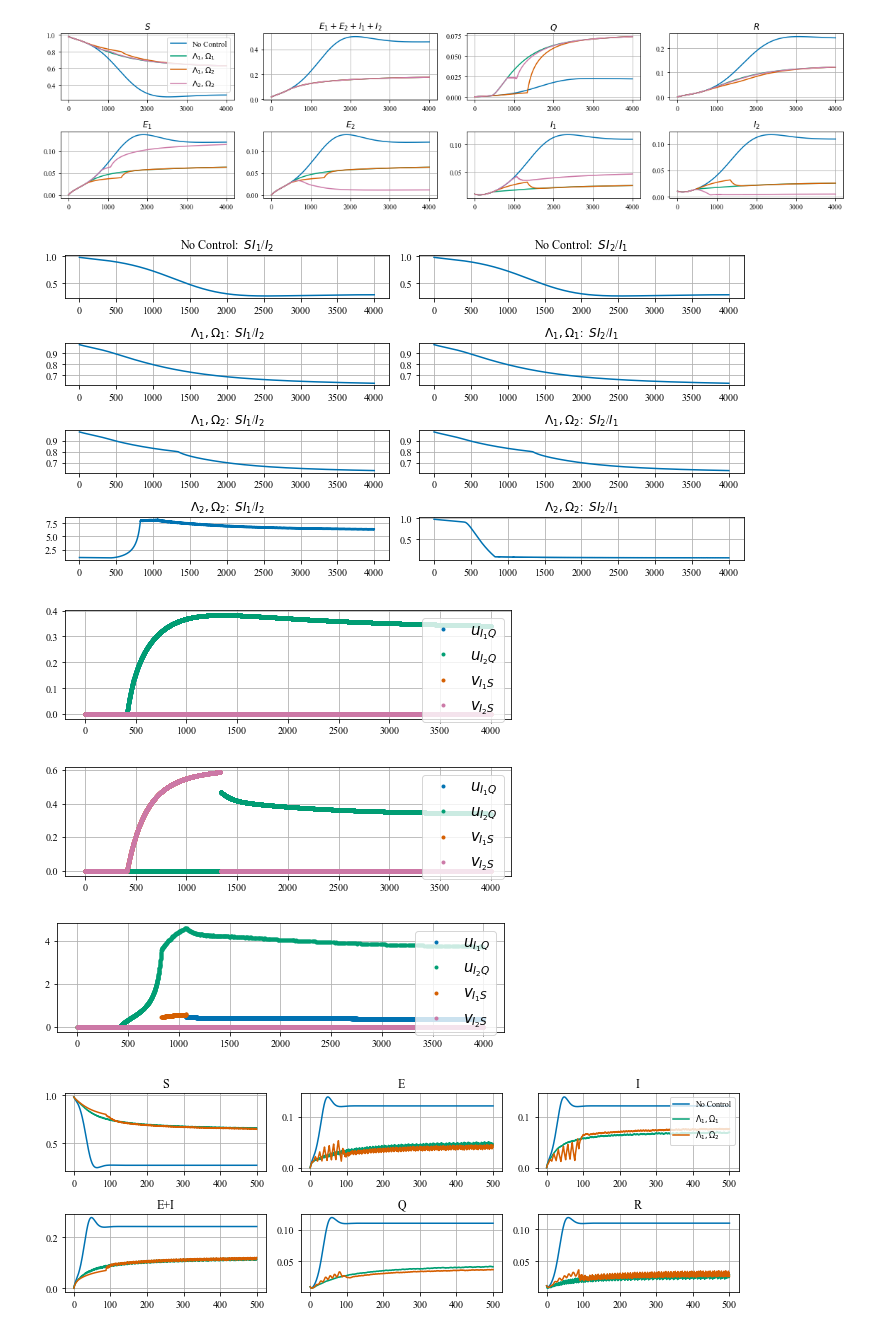
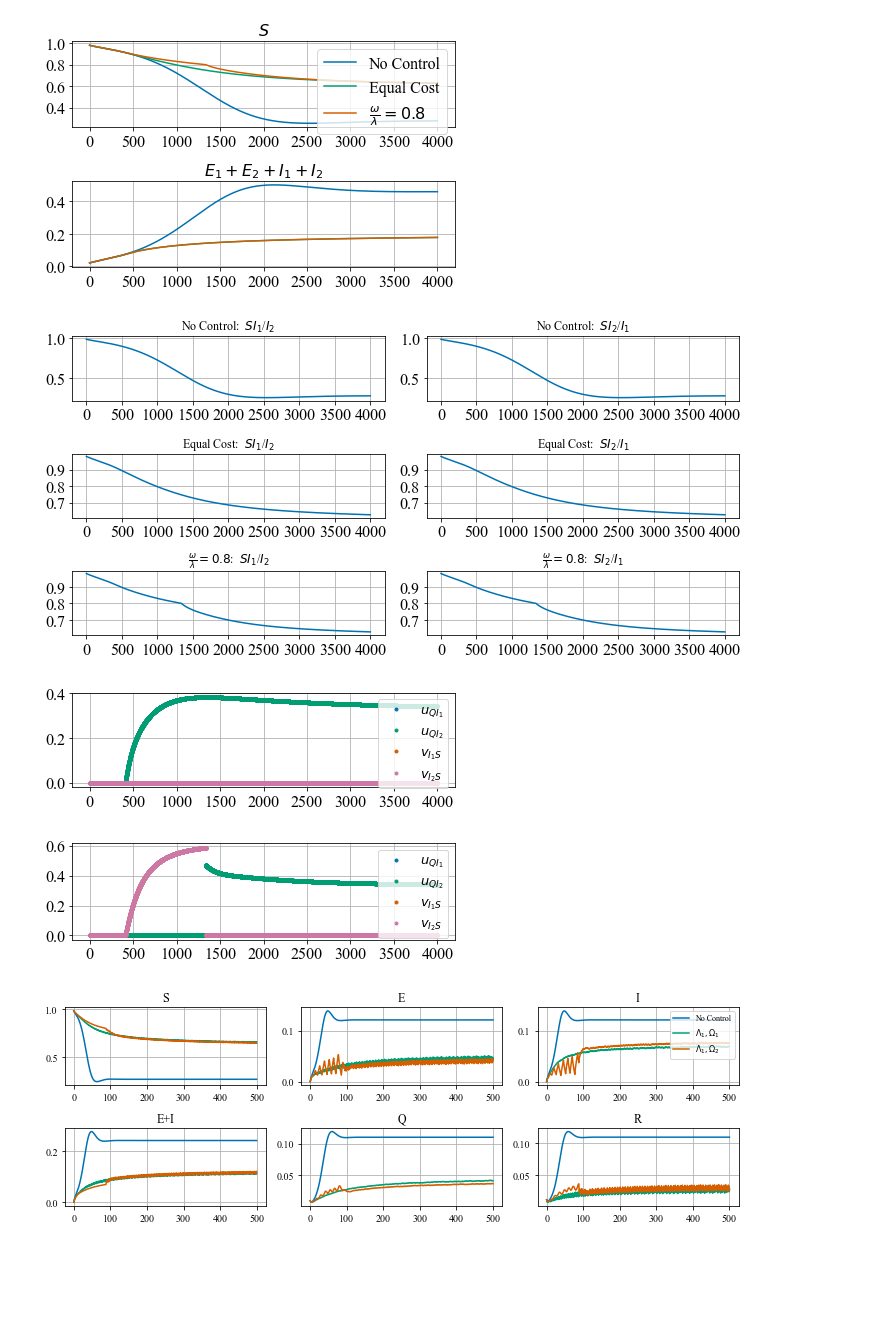
Before and after one commit to brooksbutler/epi_models_cbf, a Jupyter notebook: workspace.ipynb, the cells around one changed output. Cells and saved outputs as stored; diff of their text form; code cells hidden in the pictures; blank space fills up the shorter version.

```diff
--- a/workspace.ipynb
+++ b/workspace.ipynb
@@ -218,8 +218,10 @@ lambdas2[5,3], lambdas2[5,4] = 1,.1
 
 omegas = (B_A > 0).astype(float)
 
-params = [[lambdas1, omegas, False], [lambdas1, omegas, True], [lambdas1, .8*omegas, True], [lambdas2, .8*omegas, True]]
-group_label = ['No Control', r'$\Lambda_1, \Omega_1$', r'$\Lambda_1, \Omega_2$', r'$\Lambda_2, \Omega_2$']
+# params = [[lambdas1, omegas, False], [lambdas1, omegas, True], [lambdas1, .8*omegas, True], [lambdas2, .8*omegas, True]]
+# group_label = ['No Control', r'$\Lambda_1, \Omega_1$', r'$\Lambda_1, \Omega_2$', r'$\Lambda_2, \Omega_2$']
+params = [[lambdas1, omegas, False], [lambdas1, omegas, True], [lambdas1, .8*omegas, True]]
+group_label = ['No Control', r'$\Lambda_1, \Omega_1$', r'$\Lambda_1, \Omega_2$']
 xs_list, uv_list = [], []
 for p in params:
     ls, os, con = p
@@ -235,15 +237,23 @@ for p in params:
 import matplotlib.style as style
 
 plt.rcParams["font.family"] = "Times New Roman"
+font_size = 16
 style.use('seaborn-colorblind')
 
+group_label = ['No Control', 'Equal Cost', r'$\frac{\omega}{\lambda} = 0.8$']
+
 labels = ['$S$','$E_1+E_2+I_1+I_2$','$Q$','$R$', '$E_1$', '$E_2$', '$I_1$', '$I_2$']
-sum_inds = [(0), (1,2,3,4), (5), (6), (1), (2), (3), (4)]
+# sum_inds = [(0), (1,2,3,4), (5), (6), (1), (2), (3), (4)]
+sum_inds = [(0), (1,2,3,4)]
 
 # plt.figure(figsize=(10,3.5))
-plt.figure(figsize=(16,4))
+# plt.figure(figsize=(16,4))
+# plt.figure(figsize=(8,8))
+plt.figure(figsize=(6,4))
 for i, ind in enumerate(sum_inds):
-    plt.subplot(2,4,i+1)
+    # plt.subplot(2,4,i+1)
+    # plt.subplot(4,2,i+1)
+    plt.subplot(2,1,i+1)
     for j, xs_a in enumerate(xs_list):
         xs_arr = np.array(xs_a)
         if i == 1:
@@ -253,51 +263,60 @@ for i, ind in enumerate(sum_inds):
     # plt.xlabel('k')
     plt.grid()
     if i == 0:
-        plt.legend(loc='upper right',prop={'size':11})
-    plt.title(labels[i])
+        plt.legend(loc='upper right',prop={'size':16})
+    plt.title(labels[i], fontsize=font_size)
+    plt.xticks(fontsize=font_size)
+    plt.yticks(fontsize=font_size)
+    if labels[i] == '$I_1$':
+        plt.ylim(0,)
 plt.tight_layout()
-plt.savefig('figures/SEEIIQRS_combineEI_cbf.png', dpi=300, facecolor='white', transparent=False)
+# plt.savefig('figures/SEEIIQRS_combineEI_cbf_poster_no3.png', dpi=300, facecolor='white', transparent=False)
+plt.savefig('figures/SEEIIQRS_combineEI_justS_sum.png', dpi=300, facecolor='white', transparent=False)
 
 ijp = [(3,0,4), (4,0,3)]
 plt.figure(figsize=(10,5))
 comp= ['$S$', '$E_1$', '$E_2$', '$I_1$', '$I_2$', '$Q$', '$R$']
 count = 1
 for k, xs_a in enumerate(xs_list):
     for l, tup in enumerate(ijp):
         i, j, p = tup
         plt.subplot(len(xs_list), len(ijp), count)
         count += 1
         x = np.array(xs_a)
         plt.plot(x[:,i]*x[:,j]/x[:,p])
         # plt.axhline()
         plt.title(group_label[k]+':  {}{}/{}'.format(comp[j],comp[i],comp[p]))
         plt.grid()
+        plt.xticks(fontsize=font_size)
+        plt.yticks(fontsize=font_size)
 plt.tight_layout()
 plt.savefig('figures/SEEIIQRS_xixj_xp.png',dpi=300, facecolor='white', transparent=False)
 
 
 controllers = [0,1,4,5]
-labels = ['$u_{I_1Q}$', '$u_{I_2Q}$','$u_{I_1R}$', '$u_{I_2R}$', '$v_{I_1 S}$','$v_{I_2 S}$']
+labels = ['$u_{QI_1}$', '$u_{QI_2}$','$u_{RI_1}$', '$u_{RI_2}$', '$v_{I_1 S}$','$v_{I_2 S}$']
 labels_c = [labels[c] for c in controllers]
 for i, uv in enumerate(uv_list):
     if uv:
         uv_arr = np.array(uv)
-        plt.figure(figsize=(8,2))
+        plt.figure(figsize=(6,2))
         plt.plot(uv_arr[:,controllers],'.')
         # plt.plot(uv_arr[:,controllers])
         # plt.title(group_label[i])
         plt.grid()
-        plt.legend(labels_c, loc='upper right',prop={'size':15})
+        plt.legend(labels_c, loc='upper right',prop={'size':13})
+        plt.xticks(fontsize=font_size)
+        plt.yticks(fontsize=font_size)
+        plt.tight_layout()
 
         plt.savefig('figures/SEEIIQRS_control_'+str(i)+'.png', dpi=300, facecolor='white', transparent=False)
 
 plt.show()
 # %% [output]
-[figure, old version]
+[figure, new version]
-[figure, old version]
+[figure, new version]
-[figure, old version]
+[figure, new version]
-[figure, old version]
+[figure, new version]
-[figure, removed]
 # %%
 from scipy import integrate
 
```
Also changed, not shown: parts of 3 cells of this notebook.
